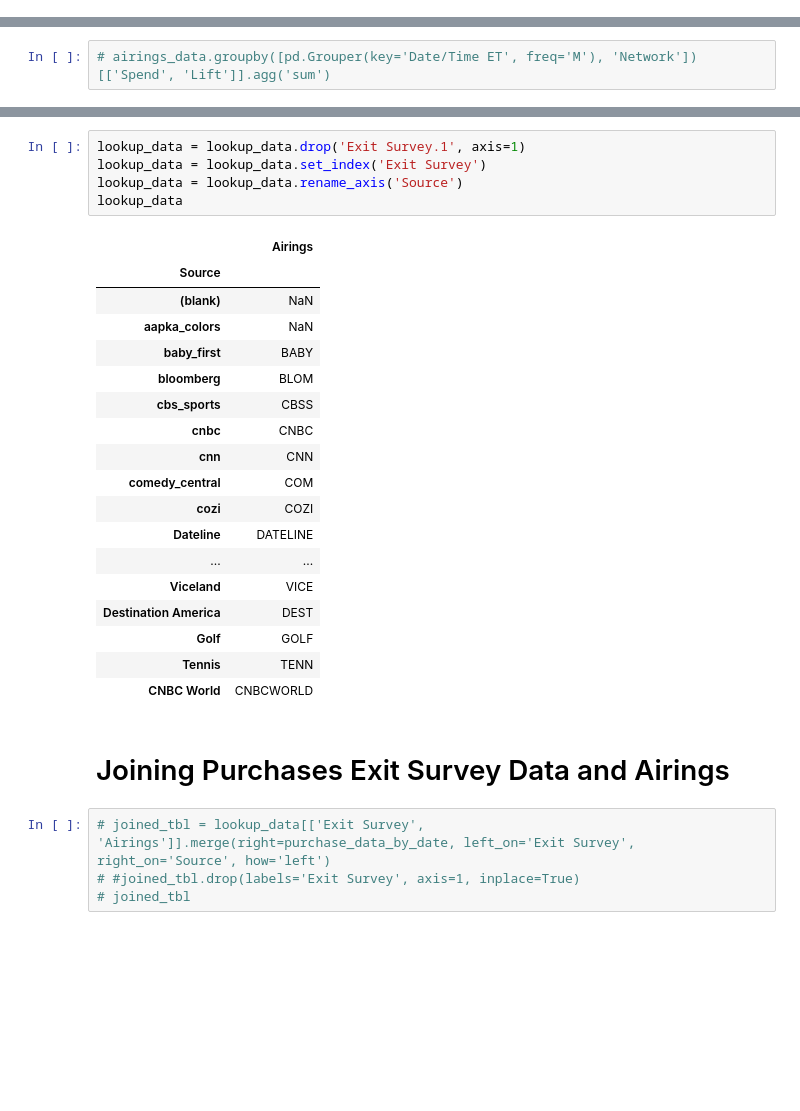
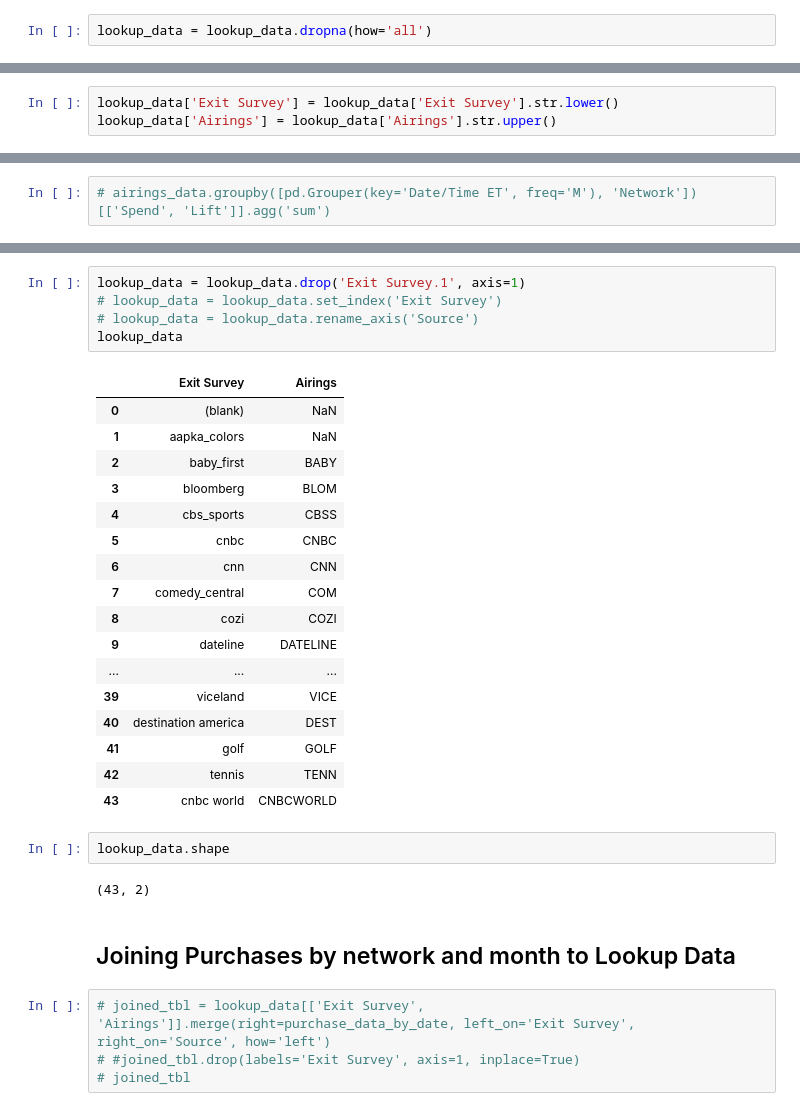
Before and after one commit to papir805/telepulse_ad_campaign_report, a Jupyter notebook: takehome_quiz_answers.ipynb, the cells around one changed output, grey strips where cells are left out. Cells and saved outputs as stored; diff of their text form; blank space fills up the shorter version.

Commit message:
fixed Dateline vs dateline bug

```diff
--- a/takehome_quiz_answers.ipynb
+++ b/takehome_quiz_answers.ipynb
@@ -37,0 +17,2 @@ lookup_data.head()
+# %%
+lookup_data = lookup_data.dropna(how='all')
@@ -37,0 +23,3 @@ lookup_data.head()
+# %%
+lookup_data['Exit Survey'] = lookup_data['Exit Survey'].str.lower()
+lookup_data['Airings'] = lookup_data['Airings'].str.upper()
@@ -235,29 +261,32 @@ memory usage: 402.8+ KB
 # %%
 lookup_data = lookup_data.drop('Exit Survey.1', axis=1)
-lookup_data = lookup_data.set_index('Exit Survey')
-lookup_data = lookup_data.rename_axis('Source')
+# lookup_data = lookup_data.set_index('Exit Survey')
+# lookup_data = lookup_data.rename_axis('Source')
 lookup_data
 # %% [output]
-|  | Airings |
-| Source |  |
-| (blank) | NaN |
-| aapka_colors | NaN |
-| baby_first | BABY |
-| bloomberg | BLOM |
-| cbs_sports | CBSS |
-| cnbc | CNBC |
-| cnn | CNN |
-| comedy_central | COM |
-| cozi | COZI |
-| Dateline | DATELINE |
-| ... | ... |
-| Viceland | VICE |
-| Destination America | DEST |
-| Golf | GOLF |
-| Tennis | TENN |
-| CNBC World | CNBCWORLD |
+|  | Exit Survey | Airings |
+| 0 | (blank) | NaN |
+| 1 | aapka_colors | NaN |
+| 2 | baby_first | BABY |
+| 3 | bloomberg | BLOM |
+| 4 | cbs_sports | CBSS |
+| 5 | cnbc | CNBC |
+| 6 | cnn | CNN |
+| 7 | comedy_central | COM |
+| 8 | cozi | COZI |
+| 9 | dateline | DATELINE |
+| ... | ... | ... |
+| 39 | viceland | VICE |
+| 40 | destination america | DEST |
+| 41 | golf | GOLF |
+| 42 | tennis | TENN |
+| 43 | cnbc world | CNBCWORLD |
+# %%
+lookup_data.shape
+# %% [output]
+(43, 2)
 # %% [markdown]
-# Joining Purchases Exit Survey Data and Airings
+## Joining Purchases by network and month to Lookup Data
 # %%
 # joined_tbl = lookup_data[['Exit Survey', 'Airings']].merge(right=purchase_data_by_date, left_on='Exit Survey', right_on='Source', how='left')
 # #joined_tbl.drop(labels='Exit Survey', axis=1, inplace=True)
```
Also changed, not shown: parts of 43 cells of this notebook, 1 other file.
